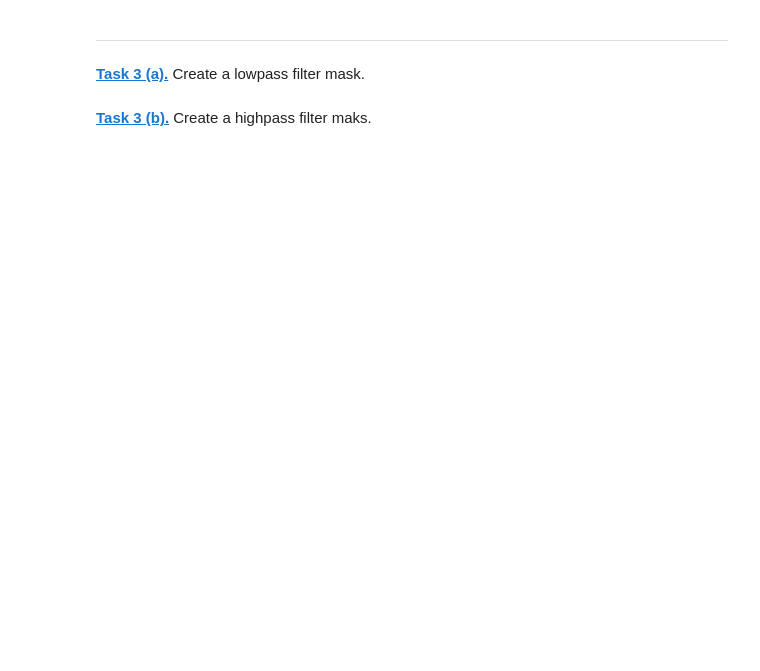
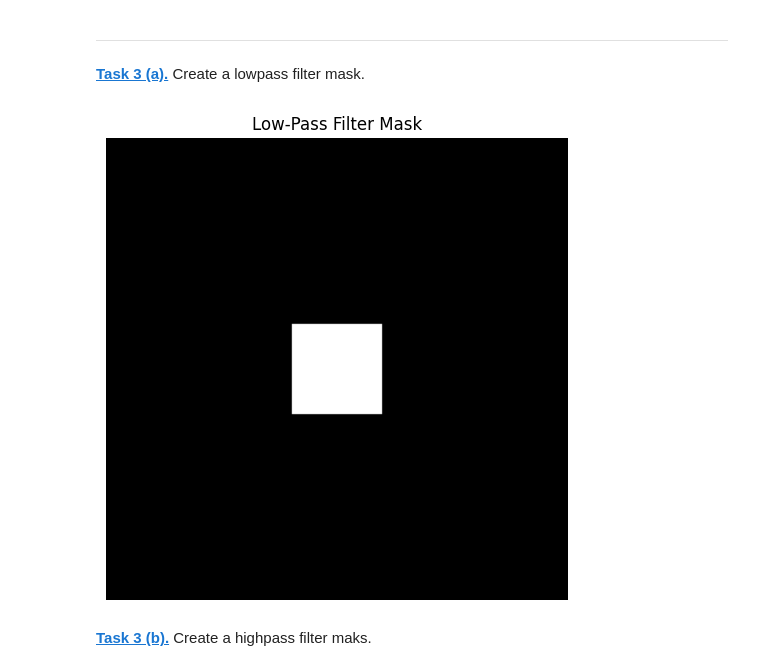
Before and after one commit to katjaruncheva/mobi-fs5-python, a Jupyter notebook: fourier.ipynb, the cells around one changed output. Cells and saved outputs as stored; diff of their text form; code cells hidden in the pictures; blank space fills up the shorter version.

```diff
--- a/fourier.ipynb
+++ b/fourier.ipynb
@@ -90,6 +116,28 @@ def to_complex_array(amplitude_array, phase_array):
 # %% [markdown]
 **[Task 3 (a).]()** Create a lowpass filter mask.
 # %%
-filter_window_size = 50
+filter_window_size = (50, 50)
+image_shape= (256,256)
+# %%
+low_pass_mask= np.zeros(image_shape)
+
+# Calculate the coordinates for the center rectangle
+center_x, center_y = image_shape[0] // 2, image_shape[1] // 2
+half_window_x, half_window_y = filter_window_size[0] // 2, filter_window_size[1] // 2
+
+# Insert the rectangle at the center
+low_pass_mask[
+    center_x - half_window_x : center_x + half_window_x,
+    center_y - half_window_y : center_y + half_window_y,
+] = 1
+
+# Display the mask
+plt.figure(figsize=(6, 6))
+plt.imshow(low_pass_mask, cmap="gray")
+plt.title("Low-Pass Filter Mask")
+plt.axis("off")
+plt.show()
+# %% [output]
+[figure, added]
 # %% [markdown]
 **[Task 3 (b).]()** Create a highpass filter maks.
```
Also changed, not shown: parts of 15 cells of this notebook.
